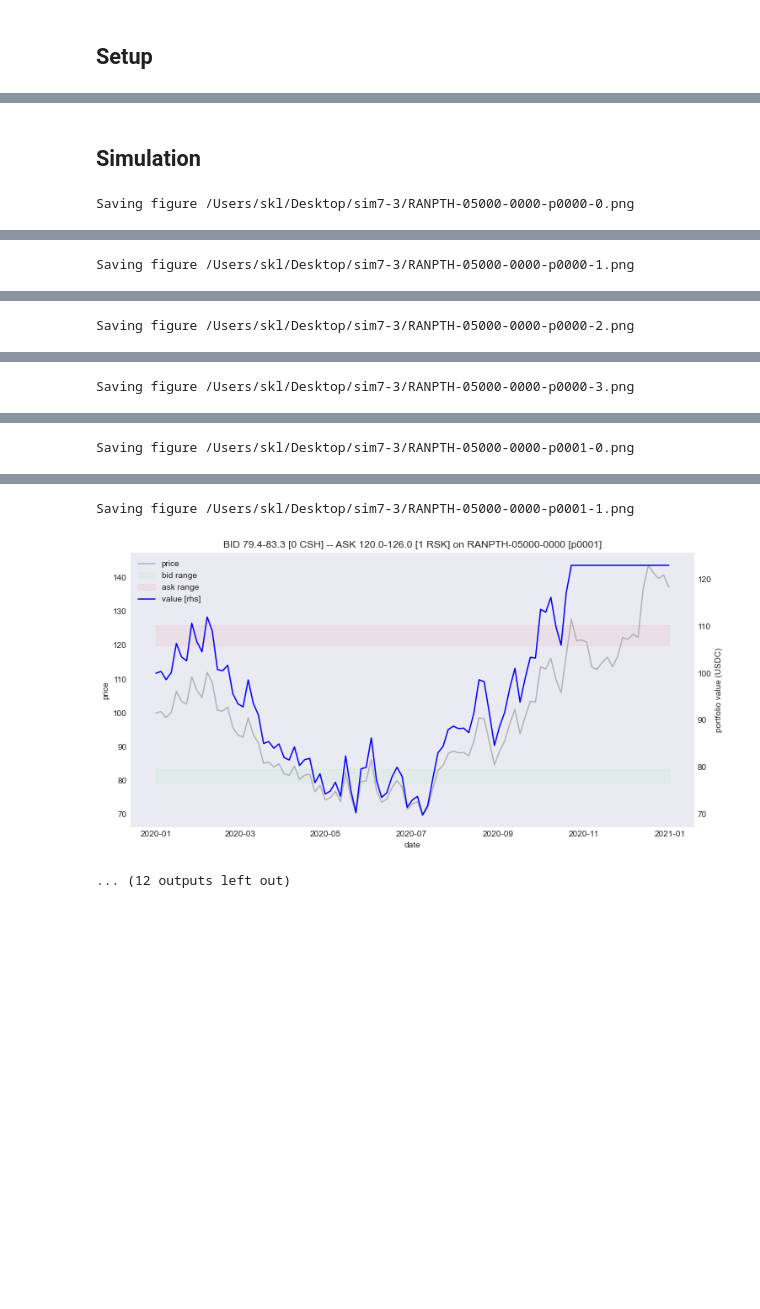
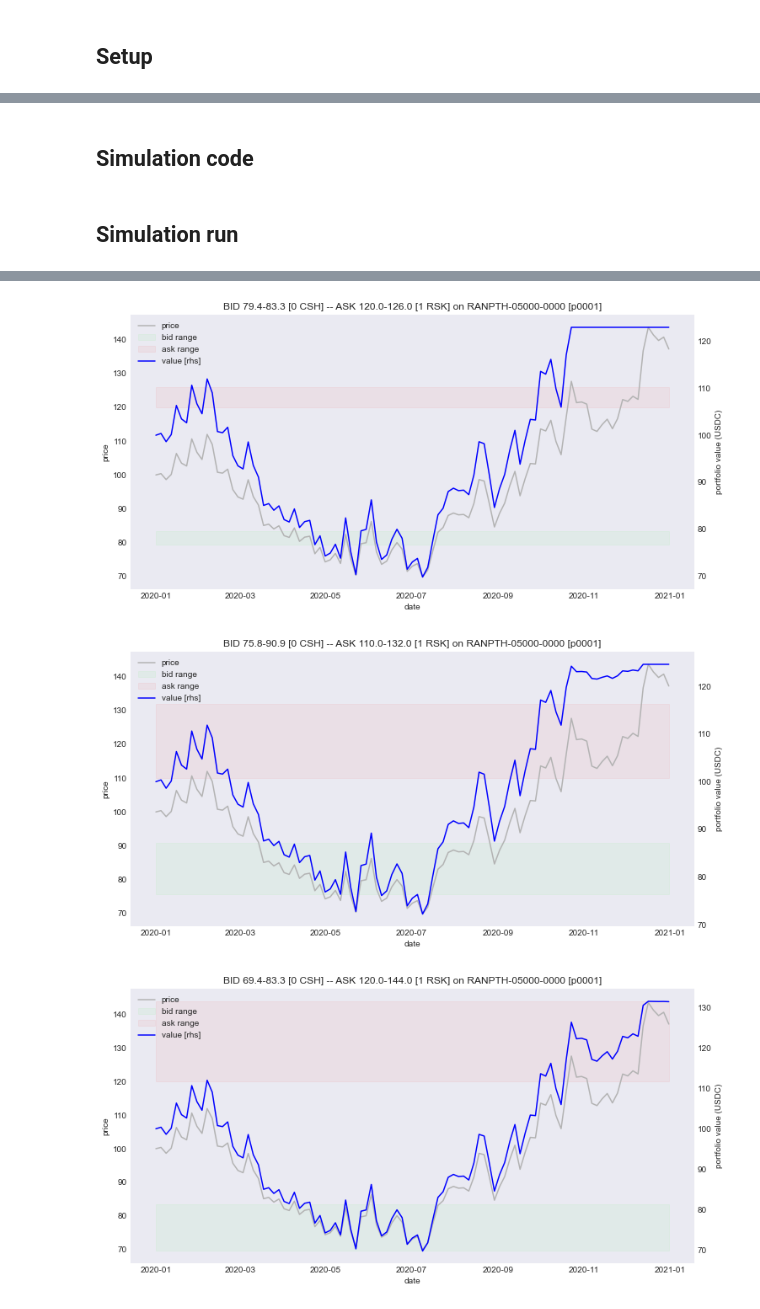
Before and after one commit to bancorprotocol/carbon-simulator, a Jupyter notebook: resources/demo/CarbonSim-Demo-7-3-FrozenData.ipynb, the cells around one changed output, grey strips where cells are left out. Saved outputs shown, nothing was run; the diff lists cells and outputs as text; code cells hidden in the pictures; blank space fills up the shorter version.

```diff
--- a/resources/demo/CarbonSim-Demo-7-3-FrozenData.ipynb
+++ b/resources/demo/CarbonSim-Demo-7-3-FrozenData.ipynb
@@ -138,21 +48,15 @@ strategy.from_mwh(2000, 0.1, 0.05, amt_rsk=1, rsk="ETH", csh="USD").p
 # %%
 strats = (
-    strategy.from_mwh(100, 0.1, 0.05, amt_rsk=1, amt_csh=0),
-    strategy.from_mwh(100, 0.2, 0.05, amt_rsk=1, amt_csh=0),
-    strategy.from_mwh(100, 0.1, 0.2, amt_rsk=1, amt_csh=0),
-    strategy.from_mwh(100, 0.2, 0.2, amt_rsk=1, amt_csh=0),
+    strategy.from_mwh(m=100, g=0.10, w=0.05, amt_rsk=1, amt_csh=0),
+    strategy.from_mwh(m=100, g=0.20, w=0.05, amt_rsk=1, amt_csh=0),
+    strategy.from_mwh(m=100, g=0.10, w=0.20, amt_rsk=1, amt_csh=0),
+    strategy.from_mwh(m=100, g=0.20, w=0.20, amt_rsk=1, amt_csh=0),
 )
+#strats
 # %% [markdown]
-## Simulation
+## Simulation code
 # %%
 def run_sim(strat, path):
-    """
-    runs a simulation
-
-    :strat:    the `strategy` object
-    :path:     simulation path (pandas or numpy series)
-    :returns:  tuple(rskamt_r, cshamt_r, value_r)
-    """
     Sim = CarbonSimulatorUI(pair=strat.slashpair)
     Sim.add_strategy(*strat.p)
     #print(strat.p)
@@ -171,10 +75,6 @@ def run_sim(strat, path):
     return rskamt_r, cshamt_r, value_r
 # %%
 def plot_sim(strat, rskamt_f, cshamt_r, value_r, dataid):
-    """
-    plots the chart
-    """
-
     rskamt_f  = rskamt_r[-1]
     cshamt_f  = cshamt_r[-1]
 
@@ -193,31 +93,30 @@ def plot_sim(strat, rskamt_f, cshamt_r, value_r, dataid):
     plt.legend(plots, labels)
     #print(f"t={   0:3.1f}: {rskamt_r[ 0]:5.1f} ETH {cshamt_r[ 0]:8.1f} USDC (value = {value_r[ 0]:6.1f} USDC)")
     #print(f"t={time:3.1f}: {rskamt_r[-1]:5.1f} ETH {cshamt_r[-1]:8.1f} USDC (value = {value_r[-1]:6.1f} USDC)")
+# %% [markdown]
+## Simulation run
 # %%
 for colnm in ["p0000", "p0001", "p0002"]:
     for ix, strat in enumerate(strats):
 
         path = pdread(DATAFN, colnm)
         time = pathtime(path)
 
         rskamt_r, cshamt_r, value_r = run_sim(strat, path)
         plot_sim(strat, rskamt_r, cshamt_r, value_r, f"{DATAID} [{colnm}]")
-        if OUTPATH:
+
+        # save charts
+        if isinstance(OUTPATH, str):
             ffn = j(OUTPATH, f"{DATAID}-{colnm}-{ix}.png")
             print(f"Saving figure {ffn}")
             plt.savefig(ffn)
         plt.show()
 # %% [output]
-Saving figure /Users/skl/Desktop/sim7-3/RANPTH-05000-0000-p0000-0.png
 [figure]
-Saving figure /Users/skl/Desktop/sim7-3/RANPTH-05000-0000-p0000-1.png
 [figure]
-Saving figure /Users/skl/Desktop/sim7-3/RANPTH-05000-0000-p0000-2.png
 [figure]
-Saving figure /Users/skl/Desktop/sim7-3/RANPTH-05000-0000-p0000-3.png
 [figure]
-Saving figure /Users/skl/Desktop/sim7-3/RANPTH-05000-0000-p0001-0.png
 [figure]
-Saving figure /Users/skl/Desktop/sim7-3/RANPTH-05000-0000-p0001-1.png
 [figure]
-... (12 outputs left out)
+[figure, added]
+[figure, added]
```
Also changed, not shown: parts of 16 cells of this notebook, 1 other file.
